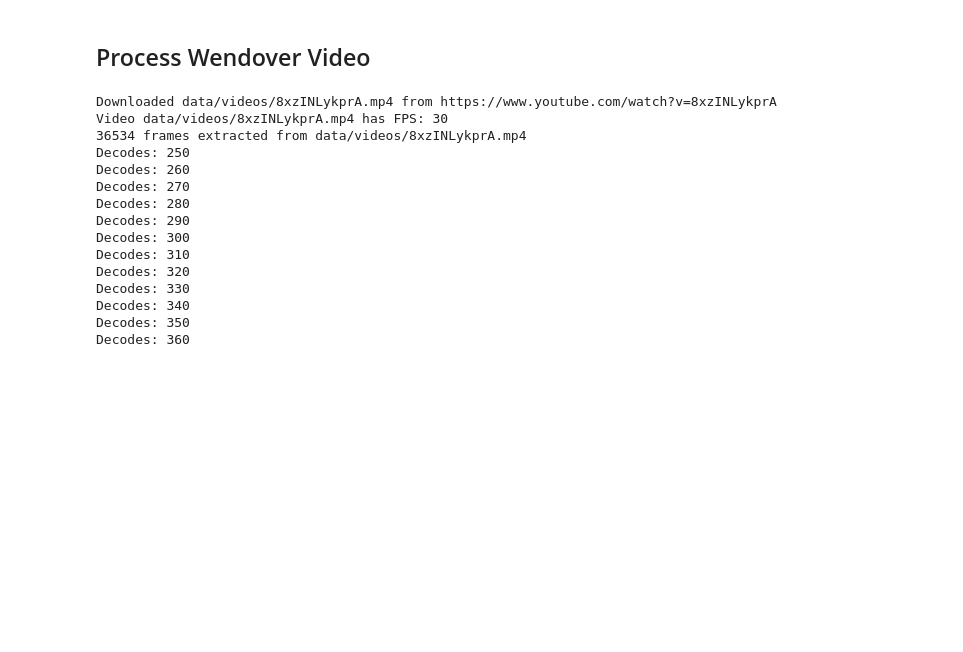
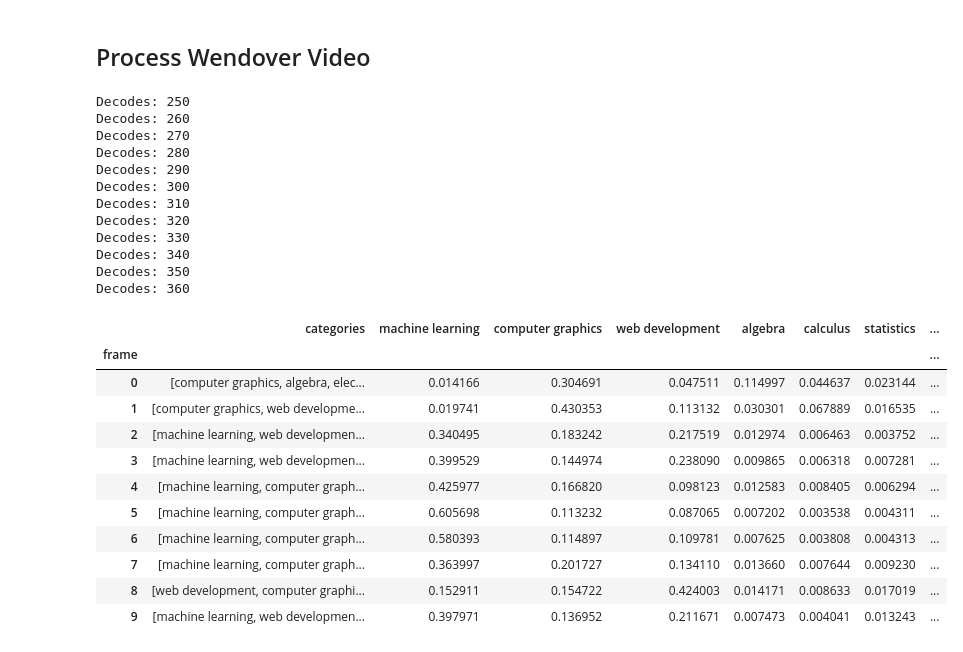
Before and after one commit to dartmouth-cs98-23f/project-short-learning-ml, a Jupyter notebook: labeling/CLIP/test.ipynb, the cells around one changed output. Saved outputs shown, nothing was run; the diff lists cells and outputs as text; code cells hidden in the pictures; blank space fills up the shorter version.

```diff
--- a/labeling/CLIP/test.ipynb
+++ b/labeling/CLIP/test.ipynb
@@ -70,20 +93,30 @@ Decodes: 240
 ## Process Wendover Video
 # %%
 id = "8xzINLykprA"  # wendover
-model.process(id)
+res = model.process(id)
+res.head(10)
 # %% [output]
-Downloaded data/videos/8xzINLykprA.mp4 from https://www.youtube.com/watch?v=8xzINLykprA
-Video data/videos/8xzINLykprA.mp4 has FPS: 30
-36534 frames extracted from data/videos/8xzINLykprA.mp4
 Decodes: 250
 Decodes: 260
 Decodes: 270
 Decodes: 280
 Decodes: 290
 Decodes: 300
 Decodes: 310
 Decodes: 320
 Decodes: 330
 Decodes: 340
 Decodes: 350
 Decodes: 360
+|  | categories | machine learning | computer graphics | web development | algebra | calculus | statistics | ... |
+| frame |  |  |  |  |  |  |  | ... |
+| 0 | [computer graphics, algebra, elec... | 0.014166 | 0.304691 | 0.047511 | 0.114997 | 0.044637 | 0.023144 | ... |
+| 1 | [computer graphics, web developme... | 0.019741 | 0.430353 | 0.113132 | 0.030301 | 0.067889 | 0.016535 | ... |
+| 2 | [machine learning, web developmen... | 0.340495 | 0.183242 | 0.217519 | 0.012974 | 0.006463 | 0.003752 | ... |
+| 3 | [machine learning, web developmen... | 0.399529 | 0.144974 | 0.238090 | 0.009865 | 0.006318 | 0.007281 | ... |
+| 4 | [machine learning, computer graph... | 0.425977 | 0.166820 | 0.098123 | 0.012583 | 0.008405 | 0.006294 | ... |
+| 5 | [machine learning, computer graph... | 0.605698 | 0.113232 | 0.087065 | 0.007202 | 0.003538 | 0.004311 | ... |
+| 6 | [machine learning, computer graph... | 0.580393 | 0.114897 | 0.109781 | 0.007625 | 0.003808 | 0.004313 | ... |
+| 7 | [machine learning, computer graph... | 0.363997 | 0.201727 | 0.134110 | 0.013660 | 0.007644 | 0.009230 | ... |
+| 8 | [web development, computer graphi... | 0.152911 | 0.154722 | 0.424003 | 0.014171 | 0.008633 | 0.017019 | ... |
+| 9 | [machine learning, web developmen... | 0.397971 | 0.136952 | 0.211671 | 0.007473 | 0.004041 | 0.013243 | ... |
```
Also changed, not shown: parts of 3 cells of this notebook, 4 other files.
